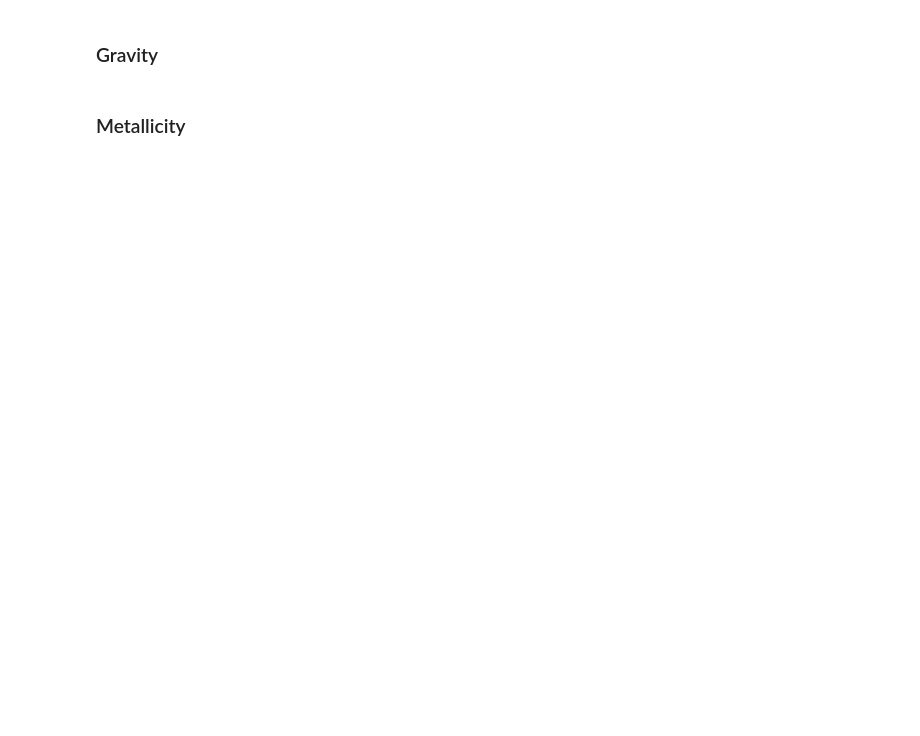
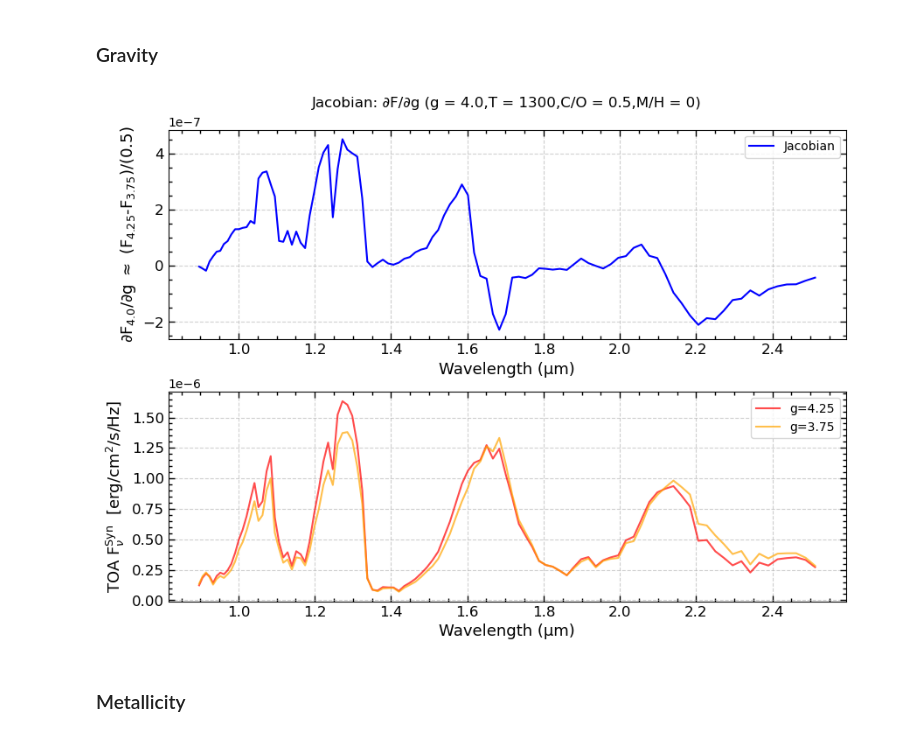
Before and after one commit to emader12/feature-importance-xai-ic, a Jupyter notebook: notebooks/3_Compute_IC.ipynb, the cells around one changed output. Saved outputs shown, nothing was run; the diff lists cells and outputs as text; code cells hidden in the pictures; blank space fills up the shorter version.

```diff
--- a/notebooks/3_Compute_IC.ipynb
+++ b/notebooks/3_Compute_IC.ipynb
@@ -52,7 +50,7 @@ KeyboardInterrupt:
 gravity_jacobian = compute_jacobian(dataset,
                                         wl,
                                         wrt = 'gravity',
-                                        save_path = 'jacobians'
+                                        save_path = '../jacobians'
                                        )
 # %%
 metallicity_jacobian = compute_jacobian(dataset,
@@ -104,15 +108,20 @@ delta_flux_delta_J(temperature_jacobian,
 # %%
 const_dict = {'temperature':1300,
     'gravity':4.0,
     'c_o_ratio':0.5,
     'metallicity':0}
+
+if __load__:
+    gravity_jacobian = matrices_dict["gravity"]
 
 delta_flux_delta_J(gravity_jacobian,
                    "gravity",
                    dataset,
                    wl,
                    const_dict = const_dict,
                    logscale=False)
+# %% [output]
+[figure, added]
 # %% [markdown]
 ### Metallicity
 # %%
```
Also changed, not shown: parts of 8 cells of this notebook, 4 other files.
